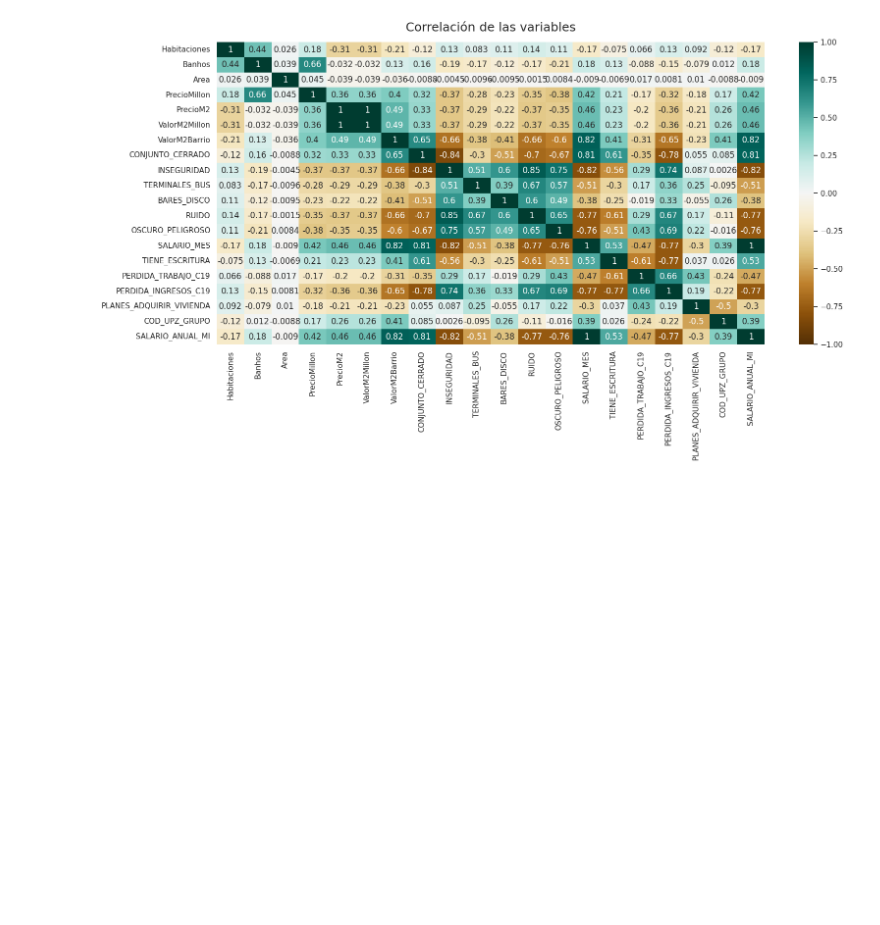
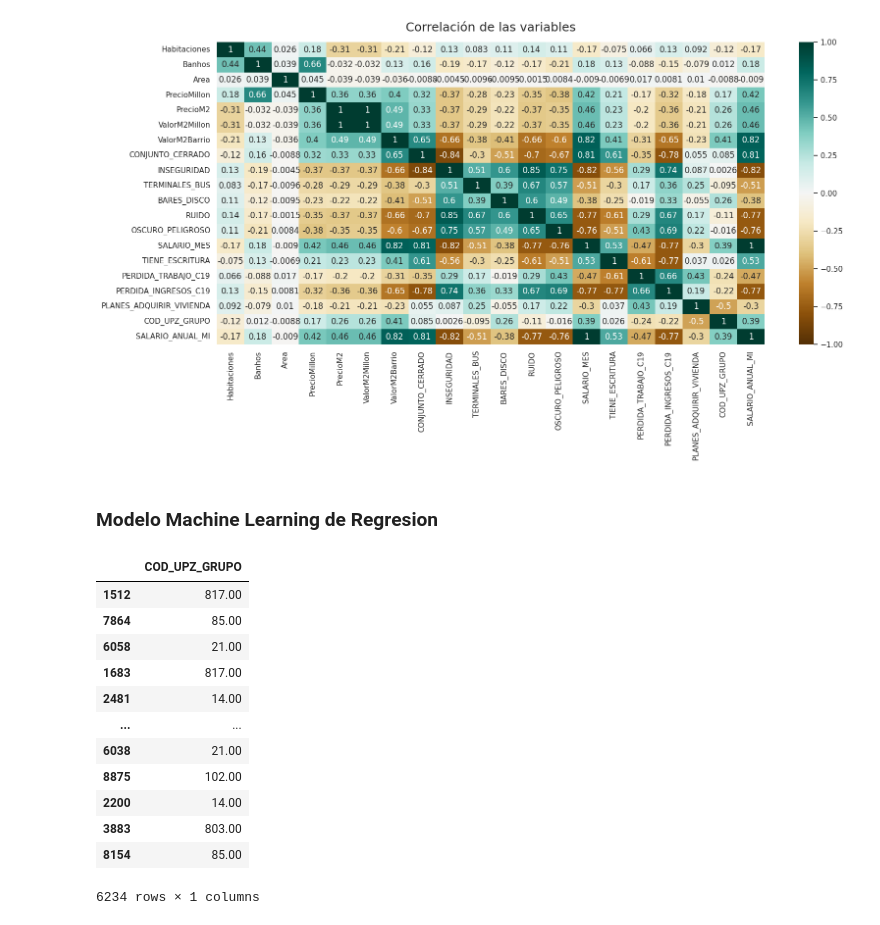
Before and after one commit to zalotores/InmersionDataScienceConPython, a Jupyter notebook: clase1/Clase1.ipynb, the cells around one changed output. Saved outputs shown, nothing was run; the diff lists cells and outputs as text; code cells hidden in the pictures; blank space fills up the shorter version.

Commit message:
completado modelo basico

```diff
--- a/clase1/Clase1.ipynb
+++ b/clase1/Clase1.ipynb
@@ -997,3 +992,29 @@ heatmap.set_title('Correlación de las variables', fontdict={'fontsize':18}, pad
 # %% [output]
 Text(0.5, 1.0, 'Correlación de las variables')
 [figure]
+# %% [markdown]
+<h3>Modelo Machine Learning de Regresion</h3>
+# %%
+from sklearn.linear_model import LinearRegression
+from sklearn.model_selection import train_test_split
+
+X = datos_ml[['COD_UPZ_GRUPO']]
+y = datos_ml['PrecioMillon']
+
+X_train, X_test, y_train, y_test = train_test_split(X, y, test_size=0.25, random_state=99)
+# %%
+X_train
+# %% [output]
+|  | COD_UPZ_GRUPO |
+| 1512 | 817.00 |
+| 7864 | 85.00 |
+| 6058 | 21.00 |
+| 1683 | 817.00 |
+| 2481 | 14.00 |
+| ... | ... |
+| 6038 | 21.00 |
+| 8875 | 102.00 |
+| 2200 | 14.00 |
+| 3883 | 803.00 |
+| 8154 | 85.00 |
+6234 rows × 1 columns
```
Also changed, not shown: parts of 22 cells of this notebook.
